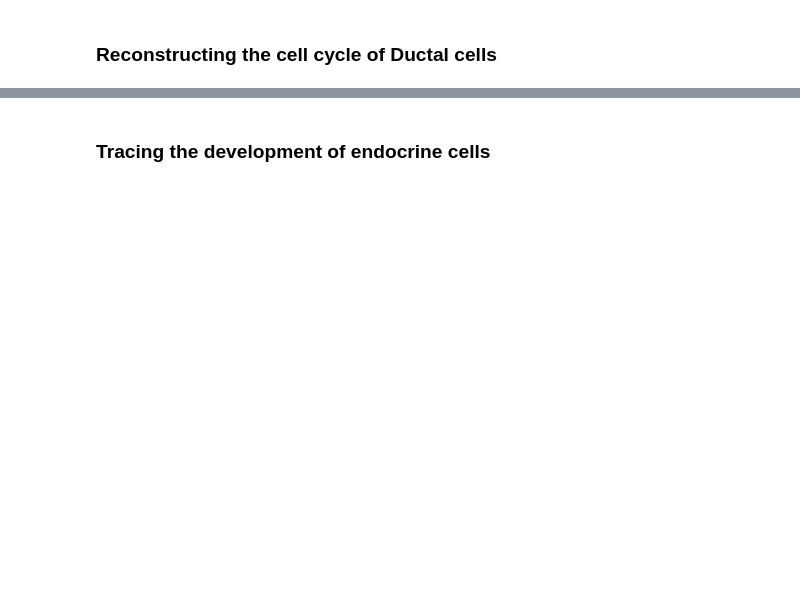
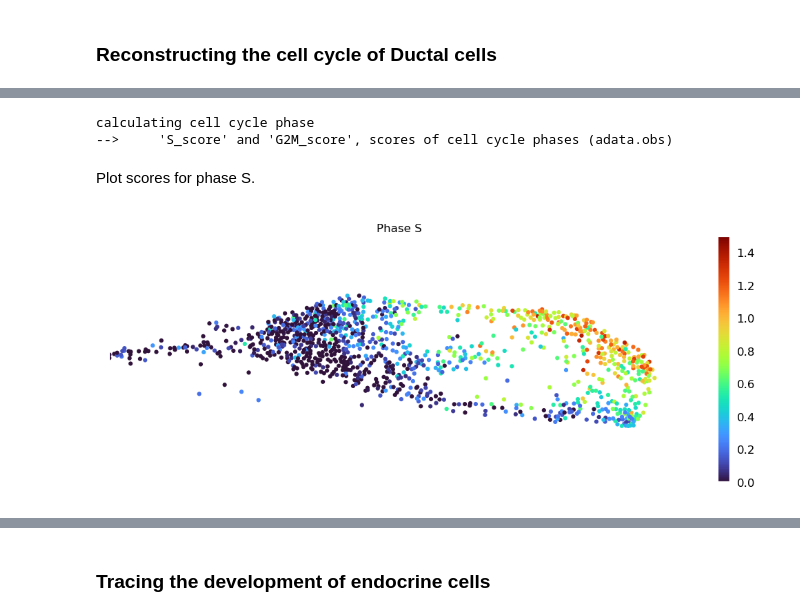
Before and after one commit to TabakaLab/ocelli, a Jupyter notebook: docs/source/notebooks/unimodal.ipynb, the cells around one changed output, grey strips where cells are left out. Cells and saved outputs as stored; diff of their text form; code cells hidden in the pictures; blank space fills up the shorter version.

```diff
--- a/docs/source/notebooks/unimodal.ipynb
+++ b/docs/source/notebooks/unimodal.ipynb
@@ -253,0 +255,13 @@ Firstly, investigate the cell cycle of proliferative Ductal cells.
+# %%
+scv.tl.score_genes_cell_cycle(adata)
+# %% [output]
+calculating cell cycle phase
+-->     'S_score' and 'G2M_score', scores of cell cycle phases (adata.obs)
+# %% [markdown]
+Plot scores for phase S.
+# %%
+oci.pl.scatter(adata, x='X_fa2', c='S_score', cmap='turbo', markersize=5, vmin=0,
+               vmax=1.5, title='Phase S', xlim=[9500, 14000], ylim=[-900, 900],
+               figsize=(5, 2))
+# %% [output]
+[figure, added]
```
Also changed, not shown: parts of 110 cells of this notebook, 48 other files.
